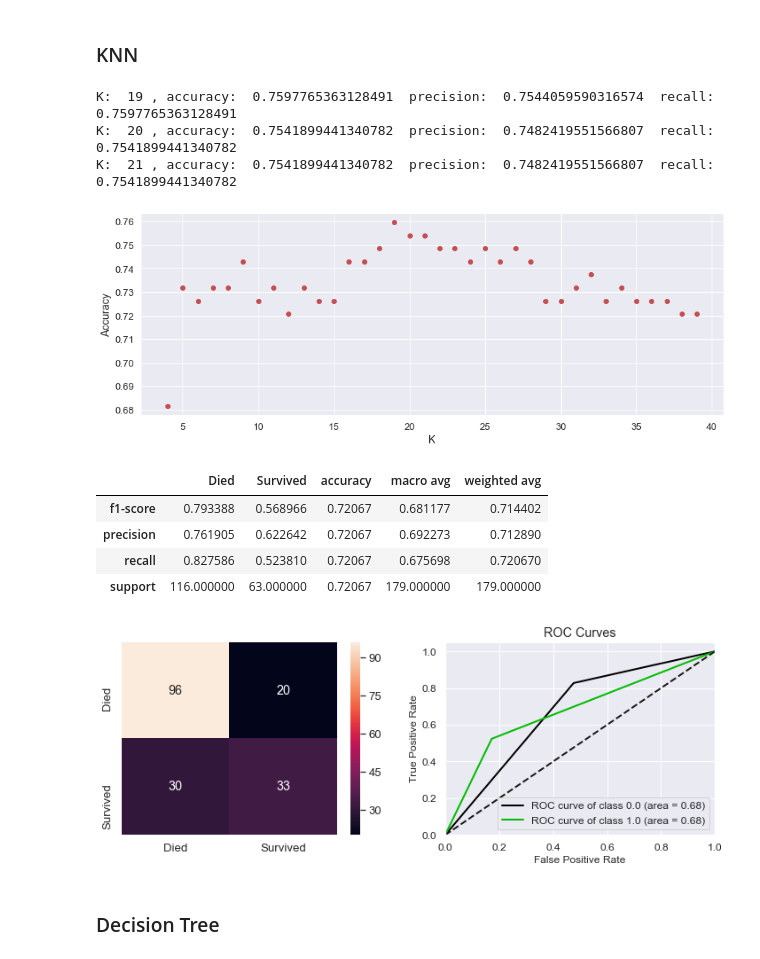
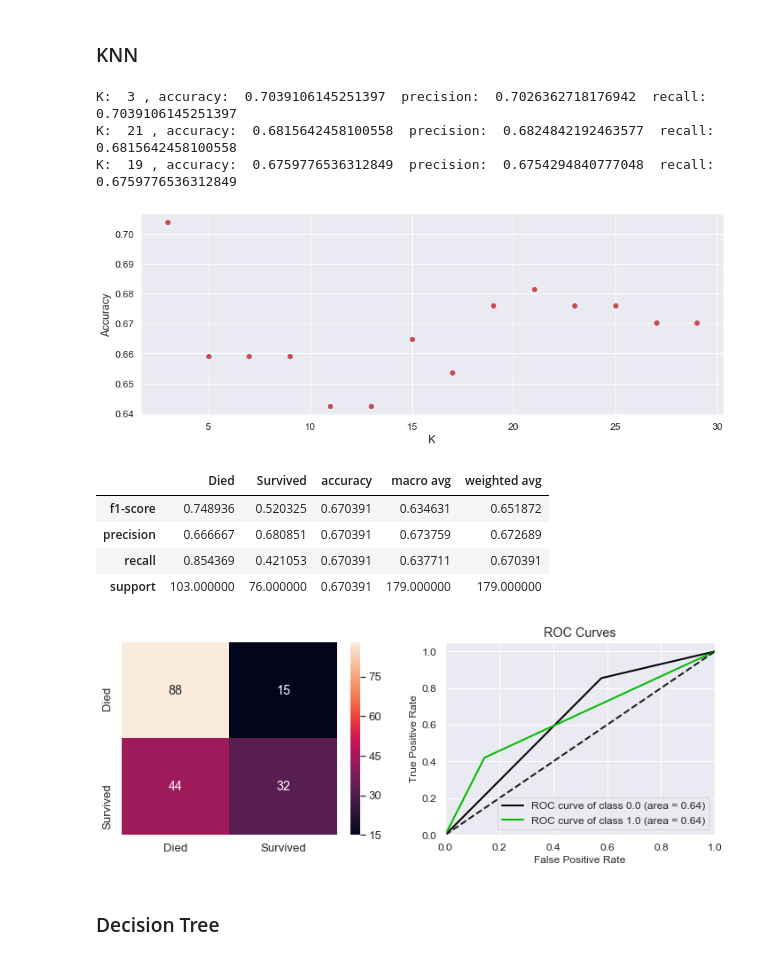
Before and after one commit to cordeirolibel/RPI, a Jupyter notebook: APS01/titanic_projeto01.ipynb, the cells around one changed output. Drawn from its saved outputs; the diff is of its cells as text; code cells hidden in the pictures.

```diff
--- a/APS01/titanic_projeto01.ipynb
+++ b/APS01/titanic_projeto01.ipynb
@@ -482,8 +482,8 @@ def myFunc(e):
     return e['acc']
 
 results=[]
-for n_neighbors in range(4,40):
-    clf_nkk = neighbors.KNeighborsClassifier(n_neighbors, weights='distance')
+for n_neighbors in range(3,30,2):
+    clf_nkk = neighbors.KNeighborsClassifier(n_neighbors)
     clf_nkk.fit(X_train, y_train)
     preditor = clf_nkk.predict(X_test)
 
@@ -491,9 +491,6 @@ for n_neighbors in range(4,40):
     acc = sklearn.metrics.accuracy_score(y_test, preditor)
     prec = precision_score(y_test, preditor, average='weighted')
     recall = recall_score(y_test, preditor, average='weighted')
-
-    #if conf_matrix == 1:
-    #    print(confusion_matrix(y_test, preditor))
 
     # coloca o resultado na lista
     new_result = {'acc':acc, 'k_value':n_neighbors, 'precision':prec, 'recall':recall, 'preditor':preditor}
@@ -515,25 +512,25 @@ for result in results:
     plt.plot(result['k_value'], result['acc'], 'ro')
 plt.show()
 # %% [output]
-K:  19 , accuracy:  0.7597765363128491  precision:  0.7544059590316574  recall:  0.7597765363128491
-K:  20 , accuracy:  0.7541899441340782  precision:  0.7482419551566807  recall:  0.7541899441340782
-K:  21 , accuracy:  0.7541899441340782  precision:  0.7482419551566807  recall:  0.7541899441340782
+K:  3 , accuracy:  0.7039106145251397  precision:  0.7026362718176942  recall:  0.7039106145251397
+K:  21 , accuracy:  0.6815642458100558  precision:  0.6824842192463577  recall:  0.6815642458100558
+K:  19 , accuracy:  0.6759776536312849  precision:  0.6754294840777048  recall:  0.6759776536312849
-[figure, old version]
+[figure, new version]
 # %%
 #resultado para o melhor k
 df_resultado = avalia_resultado(y_test, preditor)
 df_resumo = df_resumo.append({"Modelo":"KNN",
                               "Tabela":"Full",
-                              "Accuracy":results[0]['acc'],
-                              "F-measure":results[0]['precision'],
-                              "Preditor":results[0]['preditor']},ignore_index=True,)
+                              "Accuracy":df_resultado.at["f1-score","accuracy"],
+                              "F-measure":df_resultado.at["f1-score","Survived"],
+                              "Preditor":preditor},ignore_index=True,)
 df_resultado
 # %% [output]
 |  | Died | Survived | accuracy | macro avg | weighted avg |
-| f1-score | 0.793388 | 0.568966 | 0.72067 | 0.681177 | 0.714402 |
-| precision | 0.761905 | 0.622642 | 0.72067 | 0.692273 | 0.712890 |
-| recall | 0.827586 | 0.523810 | 0.72067 | 0.675698 | 0.720670 |
-| support | 116.000000 | 63.000000 | 0.72067 | 179.000000 | 179.000000 |
+| f1-score | 0.748936 | 0.520325 | 0.670391 | 0.634631 | 0.651872 |
+| precision | 0.666667 | 0.680851 | 0.670391 | 0.673759 | 0.672689 |
+| recall | 0.854369 | 0.421053 | 0.670391 | 0.637711 | 0.670391 |
+| support | 103.000000 | 76.000000 | 0.670391 | 179.000000 | 179.000000 |
-[figure, old version]
+[figure, new version]
 # %% [markdown]
 ### Decision Tree
```
Also changed, not shown: parts of 9 cells of this notebook.
